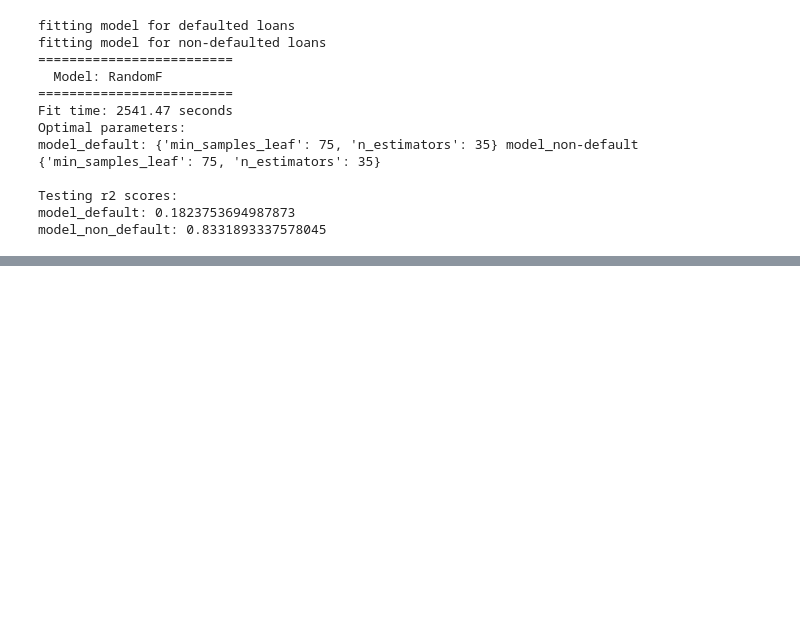
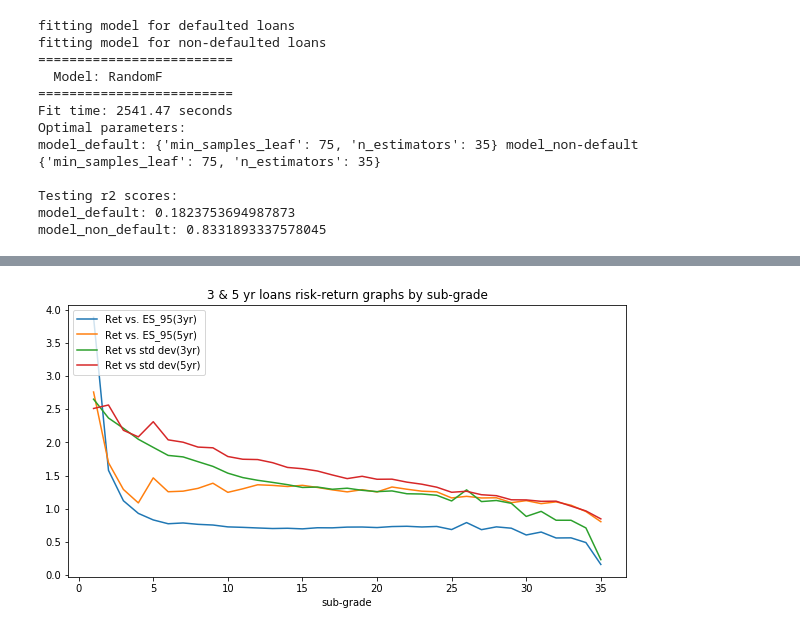
Before and after one commit to simondyates/Lending-Club, a Jupyter notebook: Robert/LC_modelling.ipynb, the cells around one changed output, grey strips where cells are left out. Saved outputs shown, nothing was run; the diff lists cells and outputs as text; code cells hidden in the pictures; blank space fills up the shorter version.

```diff
--- a/Robert/LC_modelling.ipynb
+++ b/Robert/LC_modelling.ipynb
@@ -419,0 +549,15 @@ model_non_default: 0.8331893337578045
+# %%
+pyplot.rcParams['figure.figsize'] = [10, 5]
+
+pyplot.plot(risk_summary_sub_grades_3yr.sub_grade, (risk_summary_sub_grades_3yr['median']/abs(risk_summary_sub_grades_3yr.ES_95)))
+pyplot.plot(risk_summary_sub_grades_5yr.sub_grade, (risk_summary_sub_grades_5yr['median']/abs(risk_summary_sub_grades_5yr.ES_95)))
+
+pyplot.plot(risk_summary_sub_grades_3yr.sub_grade, (risk_summary_sub_grades_3yr['median']/risk_summary_sub_grades_3yr['std']))
+pyplot.plot(risk_summary_sub_grades_5yr.sub_grade, (risk_summary_sub_grades_5yr['median']/risk_summary_sub_grades_5yr['std']))
+
+pyplot.legend(['Ret vs. ES_95(3yr)', 'Ret vs. ES_95(5yr)', 'Ret vs std dev(3yr)', 'Ret vs std dev(5yr)'], loc='upper left')
+pyplot.title('3 & 5 yr loans risk-return graphs by sub-grade')
+pyplot.xlabel('sub-grade')
+pyplot.show()
+# %% [output]
+[figure, added]
```
Also changed, not shown: parts of 37 cells of this notebook.
